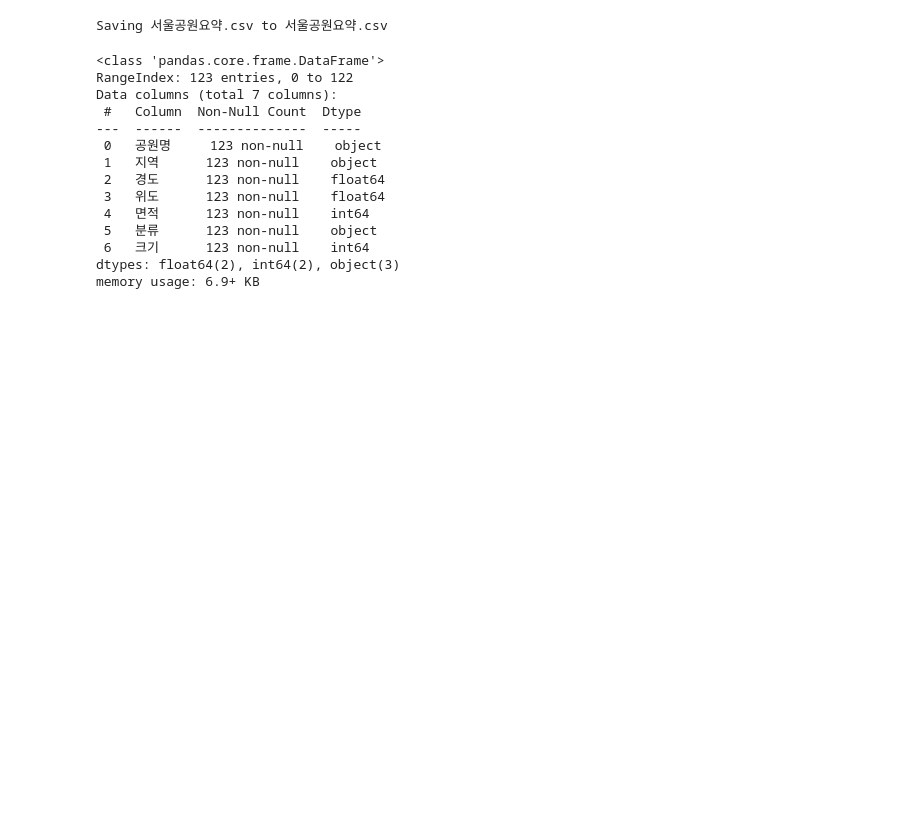
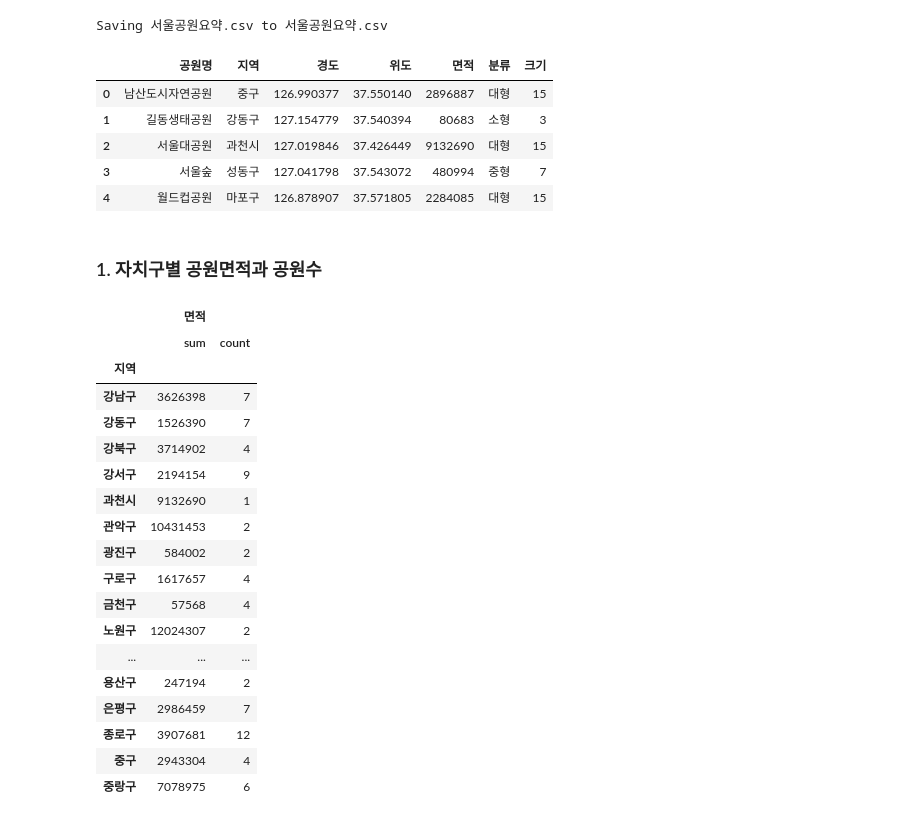
Before and after one commit to rubinkim/DataAnalysis, a Jupyter notebook: 04.공공API_및_지도시각화/11_자치구별_분석.ipynb, the cells around one changed output. Cells and saved outputs as stored; diff of their text form; code cells hidden in the pictures; blank space fills up the shorter version.

```diff
--- a/04.공공API_및_지도시각화/11_자치구별_분석.ipynb
+++ b/04.공공API_및_지도시각화/11_자치구별_분석.ipynb
@@ -21,18 +23,35 @@ import pandas as pd
 # %%
-df = pd.read_csv(filename)
-df.info()
+park = pd.read_csv(filename)
+park.head()
 # %% [output]
-<class 'pandas.core.frame.DataFrame'>
-RangeIndex: 123 entries, 0 to 122
-Data columns (total 7 columns):
- #   Column  Non-Null Count  Dtype
----  ------  --------------  -----
- 0   공원명     123 non-null    object
- 1   지역      123 non-null    object
- 2   경도      123 non-null    float64
- 3   위도      123 non-null    float64
- 4   면적      123 non-null    int64
- 5   분류      123 non-null    object
- 6   크기      123 non-null    int64
-dtypes: float64(2), int64(2), object(3)
-memory usage: 6.9+ KB
+|  | 공원명 | 지역 | 경도 | 위도 | 면적 | 분류 | 크기 |
+| 0 | 남산도시자연공원 | 중구 | 126.990377 | 37.550140 | 2896887 | 대형 | 15 |
+| 1 | 길동생태공원 | 강동구 | 127.154779 | 37.540394 | 80683 | 소형 | 3 |
+| 2 | 서울대공원 | 과천시 | 127.019846 | 37.426449 | 9132690 | 대형 | 15 |
+| 3 | 서울숲 | 성동구 | 127.041798 | 37.543072 | 480994 | 중형 | 7 |
+| 4 | 월드컵공원 | 마포구 | 126.878907 | 37.571805 | 2284085 | 대형 | 15 |
+# %% [markdown]
+### 1. 자치구별 공원면적과 공원수
+# %%
+df = park.groupby('지역')[['면적']].agg(['sum','count'])
+df
+# %% [output]
+|  | 면적 |  |
+|  | sum | count |
+| 지역 |  |  |
+| 강남구 | 3626398 | 7 |
+| 강동구 | 1526390 | 7 |
+| 강북구 | 3714902 | 4 |
+| 강서구 | 2194154 | 9 |
+| 과천시 | 9132690 | 1 |
+| 관악구 | 10431453 | 2 |
+| 광진구 | 584002 | 2 |
+| 구로구 | 1617657 | 4 |
+| 금천구 | 57568 | 4 |
+| 노원구 | 12024307 | 2 |
+| ... | ... | ... |
+| 용산구 | 247194 | 2 |
+| 은평구 | 2986459 | 7 |
+| 종로구 | 3907681 | 12 |
+| 중구 | 2943304 | 4 |
+| 중랑구 | 7078975 | 6 |
```
Also changed, not shown: parts of 34 cells of this notebook, 3 other files.
